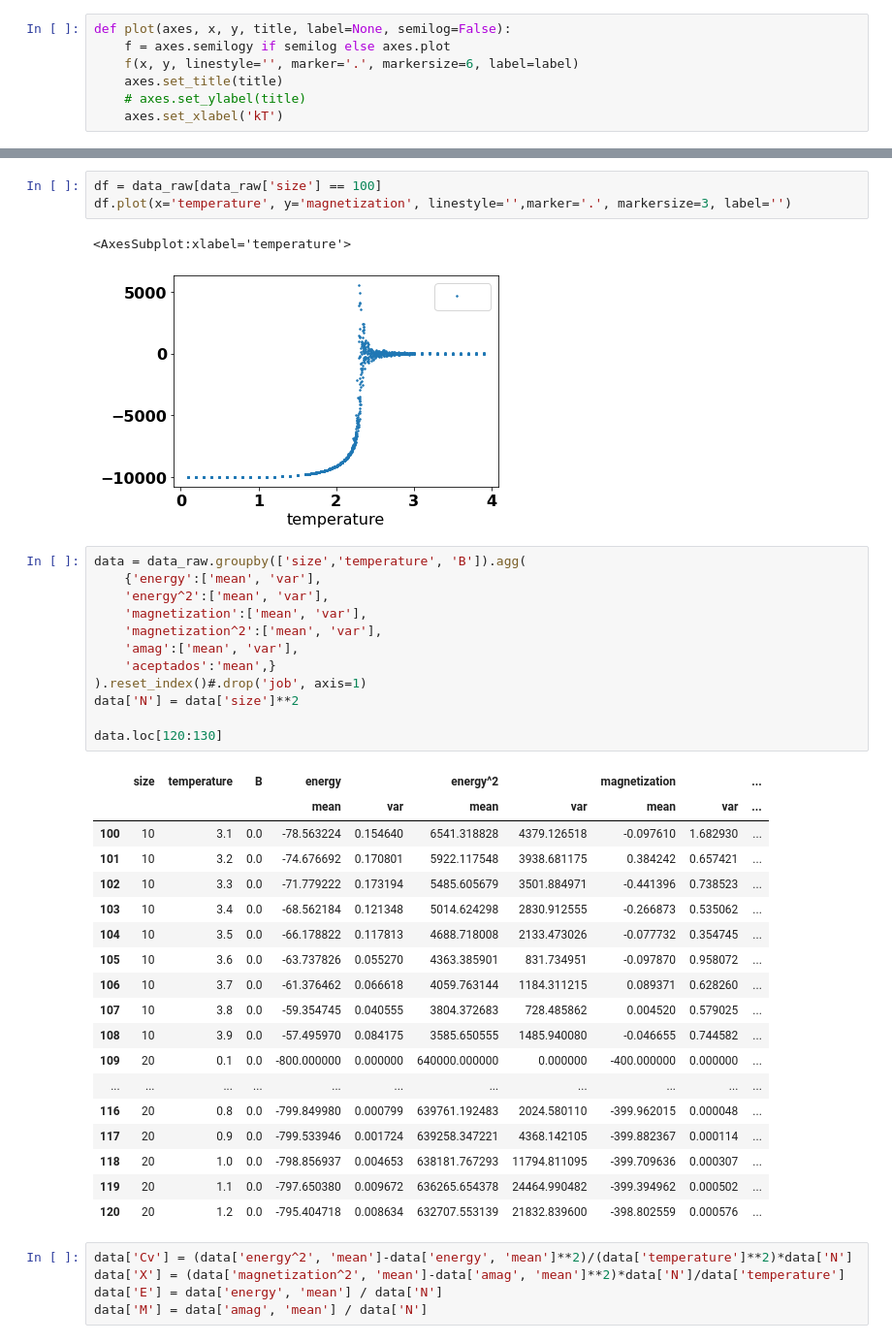
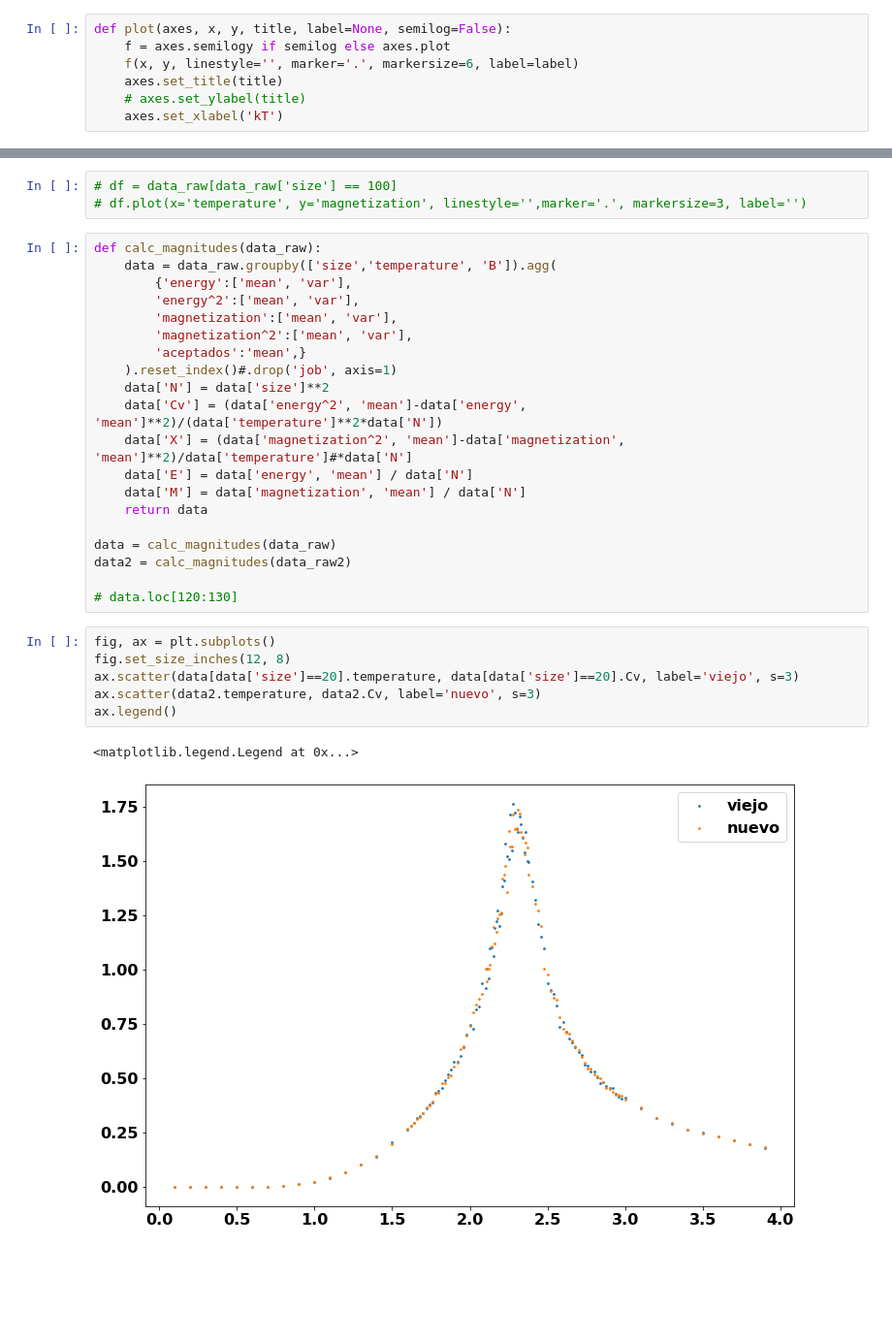
Before and after one commit to sstandre/ising, a Jupyter notebook: analisis.ipynb, the cells around one changed output, grey strips where cells are left out. Shown at 97% size. Cells and saved outputs as stored; diff of their text form; blank space fills up the shorter version.

```diff
--- a/analisis.ipynb
+++ b/analisis.ipynb
@@ -60,44 +62,34 @@ run_data.plot(y=['aceptados'], figsize=(10, 6))
 # %%
-df = data_raw[data_raw['size'] == 100]
-df.plot(x='temperature', y='magnetization', linestyle='',marker='.', markersize=3, label='')
+# df = data_raw[data_raw['size'] == 100]
+# df.plot(x='temperature', y='magnetization', linestyle='',marker='.', markersize=3, label='')
-# %% [output]
-<AxesSubplot:xlabel='temperature'>
-[figure, removed]
 # %%
-data = data_raw.groupby(['size','temperature', 'B']).agg(
-    {'energy':['mean', 'var'],
-    'energy^2':['mean', 'var'],
-    'magnetization':['mean', 'var'],
-    'magnetization^2':['mean', 'var'],
-    'amag':['mean', 'var'],
-    'aceptados':'mean',}
-).reset_index()#.drop('job', axis=1)
-data['N'] = data['size']**2
+def calc_magnitudes(data_raw):
+    data = data_raw.groupby(['size','temperature', 'B']).agg(
+        {'energy':['mean', 'var'],
+        'energy^2':['mean', 'var'],
+        'magnetization':['mean', 'var'],
+        'magnetization^2':['mean', 'var'],
+        'aceptados':'mean',}
+    ).reset_index()#.drop('job', axis=1)
+    data['N'] = data['size']**2
+    data['Cv'] = (data['energy^2', 'mean']-data['energy', 'mean']**2)/(data['temperature']**2*data['N'])
+    data['X'] = (data['magnetization^2', 'mean']-data['magnetization', 'mean']**2)/data['temperature']#*data['N']
+    data['E'] = data['energy', 'mean'] / data['N']
+    data['M'] = data['magnetization', 'mean'] / data['N']
+    return data
 
-data.loc[120:130]
+data = calc_magnitudes(data_raw)
+data2 = calc_magnitudes(data_raw2)
+
+# data.loc[120:130]
-# %% [output]
-|  | size | temperature | B | energy |  | energy^2 |  | magnetization |  | ... |
-|  |  |  |  | mean | var | mean | var | mean | var | ... |
-| 100 | 10 | 3.1 | 0.0 | -78.563224 | 0.154640 | 6541.318828 | 4379.126518 | -0.097610 | 1.682930 | ... |
-| 101 | 10 | 3.2 | 0.0 | -74.676692 | 0.170801 | 5922.117548 | 3938.681175 | 0.384242 | 0.657421 | ... |
-| 102 | 10 | 3.3 | 0.0 | -71.779222 | 0.173194 | 5485.605679 | 3501.884971 | -0.441396 | 0.738523 | ... |
-| 103 | 10 | 3.4 | 0.0 | -68.562184 | 0.121348 | 5014.624298 | 2830.912555 | -0.266873 | 0.535062 | ... |
-| 104 | 10 | 3.5 | 0.0 | -66.178822 | 0.117813 | 4688.718008 | 2133.473026 | -0.077732 | 0.354745 | ... |
-| 105 | 10 | 3.6 | 0.0 | -63.737826 | 0.055270 | 4363.385901 | 831.734951 | -0.097870 | 0.958072 | ... |
-| 106 | 10 | 3.7 | 0.0 | -61.376462 | 0.066618 | 4059.763144 | 1184.311215 | 0.089371 | 0.628260 | ... |
-| 107 | 10 | 3.8 | 0.0 | -59.354745 | 0.040555 | 3804.372683 | 728.485862 | 0.004520 | 0.579025 | ... |
-| 108 | 10 | 3.9 | 0.0 | -57.495970 | 0.084175 | 3585.650555 | 1485.940080 | -0.046655 | 0.744582 | ... |
-| 109 | 20 | 0.1 | 0.0 | -800.000000 | 0.000000 | 640000.000000 | 0.000000 | -400.000000 | 0.000000 | ... |
-| ... | ... | ... | ... | ... | ... | ... | ... | ... | ... | ... |
-| 116 | 20 | 0.8 | 0.0 | -799.849980 | 0.000799 | 639761.192483 | 2024.580110 | -399.962015 | 0.000048 | ... |
-| 117 | 20 | 0.9 | 0.0 | -799.533946 | 0.001724 | 639258.347221 | 4368.142105 | -399.882367 | 0.000114 | ... |
-| 118 | 20 | 1.0 | 0.0 | -798.856937 | 0.004653 | 638181.767293 | 11794.811095 | -399.709636 | 0.000307 | ... |
-| 119 | 20 | 1.1 | 0.0 | -797.650380 | 0.009672 | 636265.654378 | 24464.990482 | -399.394962 | 0.000502 | ... |
-| 120 | 20 | 1.2 | 0.0 | -795.404718 | 0.008634 | 632707.553139 | 21832.839600 | -398.802559 | 0.000576 | ... |
-# %%
-data['Cv'] = (data['energy^2', 'mean']-data['energy', 'mean']**2)/(data['temperature']**2)*data['N']
-data['X'] = (data['magnetization^2', 'mean']-data['amag', 'mean']**2)*data['N']/data['temperature']
-data['E'] = data['energy', 'mean'] / data['N']
-data['M'] = data['amag', 'mean'] / data['N']
+# %%
+fig, ax = plt.subplots()
+fig.set_size_inches(12, 8)
+ax.scatter(data[data['size']==20].temperature, data[data['size']==20].Cv, label='viejo', s=3)
+ax.scatter(data2.temperature, data2.Cv, label='nuevo', s=3)
+ax.legend()
+# %% [output]
+<matplotlib.legend.Legend at 0x...>
+[figure, added]
 # %%
 fig, ((ax1,ax2),(ax3,ax4),(ax5,ax6)) = plt.subplots(3,2)
```
Also changed, not shown: parts of 3 cells of this notebook, 6 other files.
